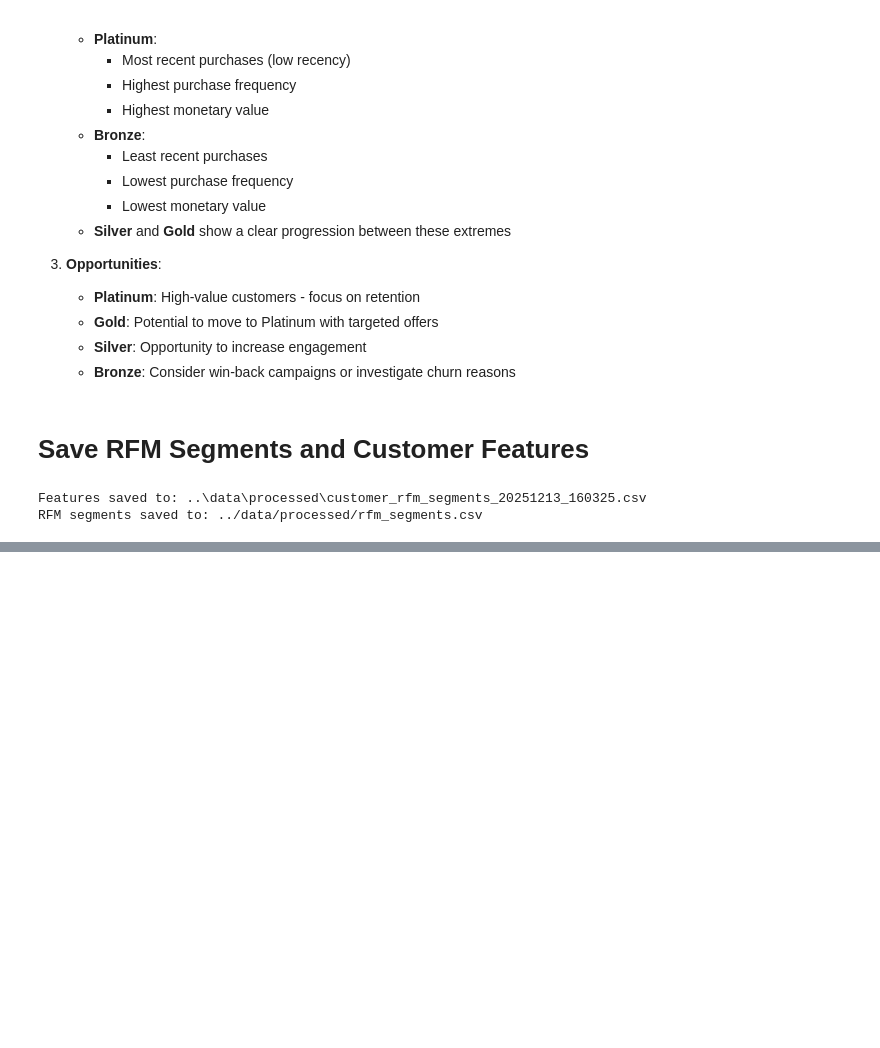
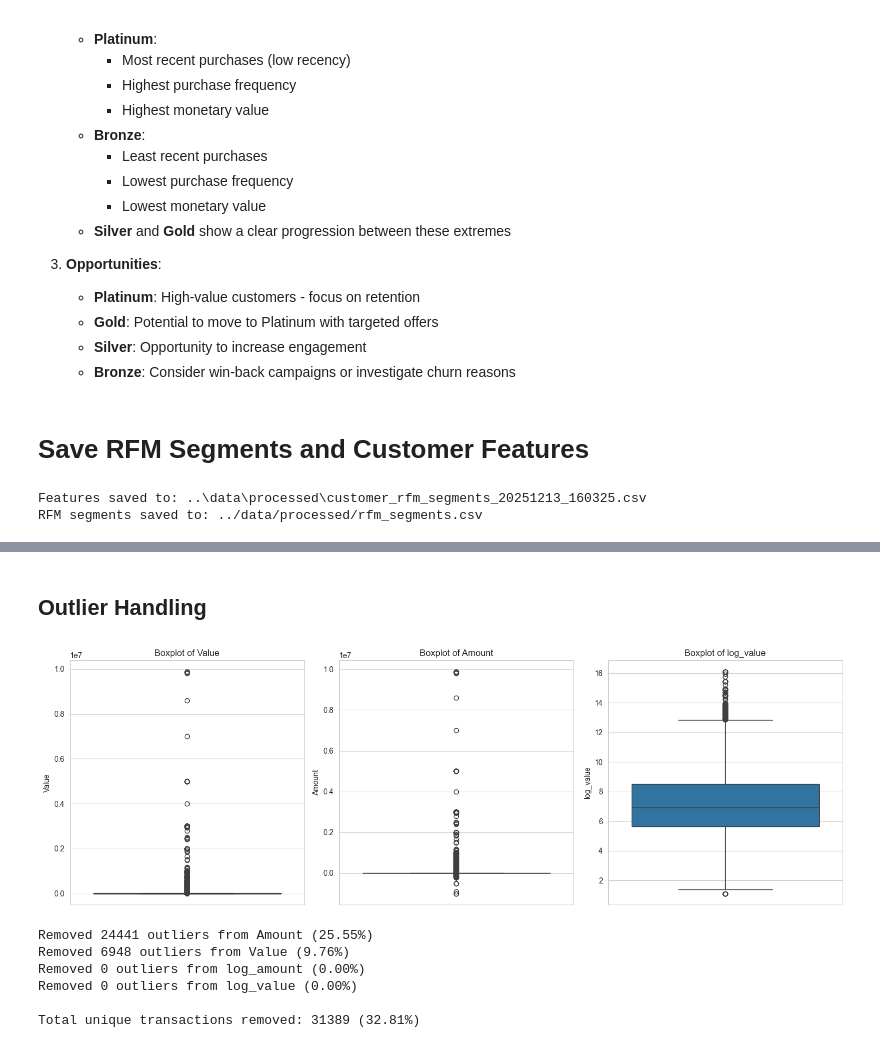
Before and after one commit to soltsega/Week-4_Credit_Risk, a Jupyter notebook: notebooks/feature_engineering.ipynb, the cells around one changed output, grey strips where cells are left out. Saved outputs shown, nothing was run; the diff lists cells and outputs as text; code cells hidden in the pictures; blank space fills up the shorter version.

Commit message:
Finishing up and cleaning task 3

```diff
--- a/notebooks/feature_engineering.ipynb
+++ b/notebooks/feature_engineering.ipynb
@@ -573,0 +751,51 @@ RFM segments saved to: ../data/processed/rfm_segments.csv
+# %% [markdown]
+## Outlier Handling
+# %%
+# Check for outliers
+plt.figure(figsize=(15, 5))
+for i, col in enumerate(['Value', 'Amount', 'log_value'], 1):
+    plt.subplot(1, 3, i)
+    sns.boxplot(y=df[col])
+    plt.title(f'Boxplot of {col}')
+plt.tight_layout()
+plt.show()
+# %% [output]
+[figure, added]
+# %%
+# Cell 2: Function to detect and remove outliers using IQR
+def remove_outliers(df, column, threshold=1.5):
+    """
+    Remove outliers using IQR method.
+    Returns a cleaned DataFrame and the indices of removed outliers.
+    """
+    Q1 = df[column].quantile(0.25)
+    Q3 = df[column].quantile(0.75)
+    IQR = Q3 - Q1
+    lower_bound = Q1 - threshold * IQR
+    upper_bound = Q3 + threshold * IQR
+
+    # Get indices of outliers
+    outlier_indices = df[(df[column] < lower_bound) | (df[column] > upper_bound)].index
+
+    # Remove outliers
+    df_clean = df.drop(outlier_indices)
+
+    print(f"Removed {len(outlier_indices)} outliers from {column} ({len(outlier_indices)/len(df)*100:.2f}%)")
+    return df_clean, outlier_indices
+
+# Cell 3: Apply to all numeric columns
+df_clean = df.copy()
+outlier_indices_all = set()
+
+for col in ['Amount', 'Value', 'log_amount', 'log_value']:
+    df_clean, outliers = remove_outliers(df_clean, col)
+    outlier_indices_all.update(outliers)
+
+print(f"\nTotal unique transactions removed: {len(outlier_indices_all)} ({(len(outlier_indices_all)/len(df)*100):.2f}%)")
+# %% [output]
+Removed 24441 outliers from Amount (25.55%)
+Removed 6948 outliers from Value (9.76%)
+Removed 0 outliers from log_amount (0.00%)
+Removed 0 outliers from log_value (0.00%)
+
+Total unique transactions removed: 31389 (32.81%)
```
Also changed, not shown: parts of 32 cells of this notebook.
